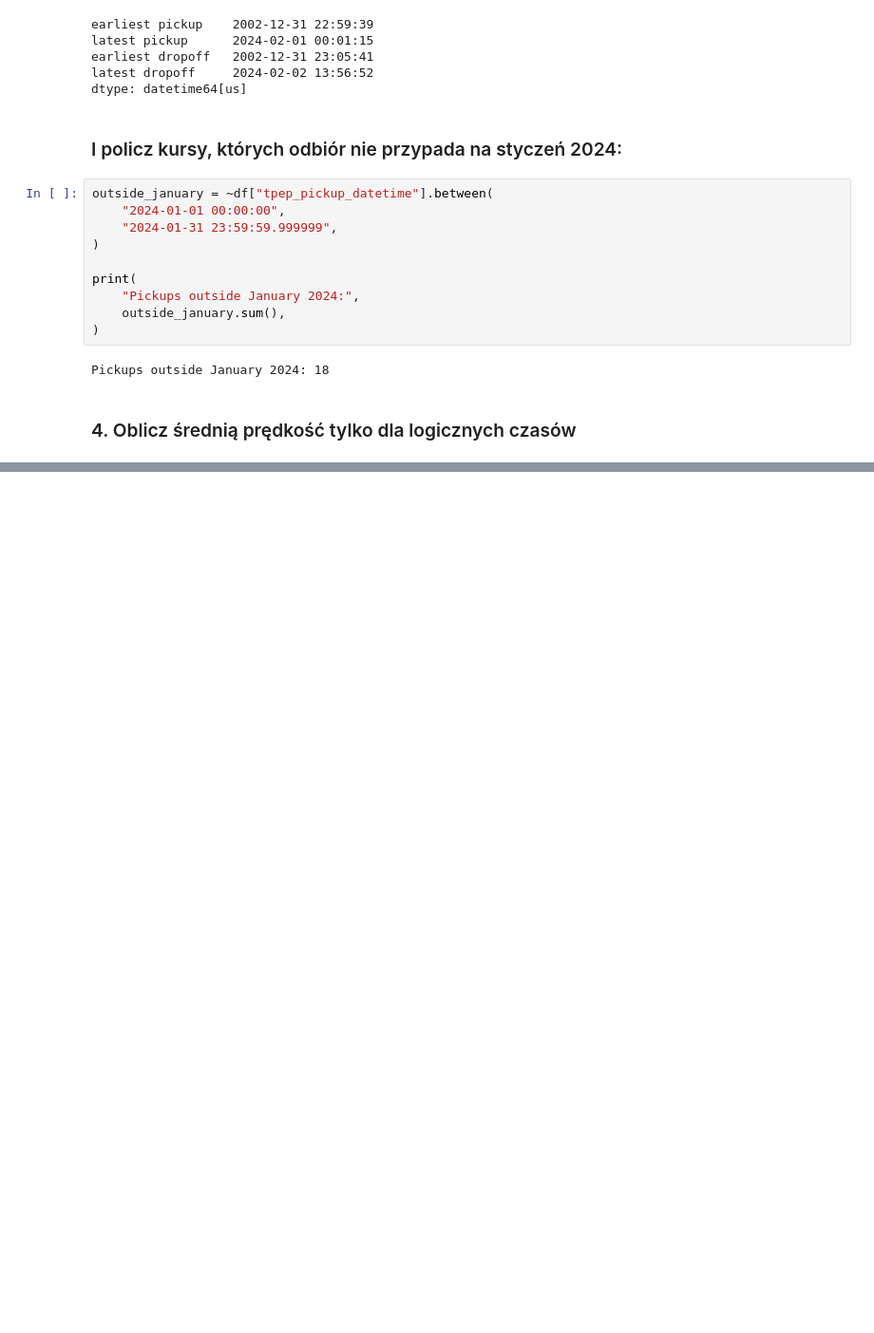
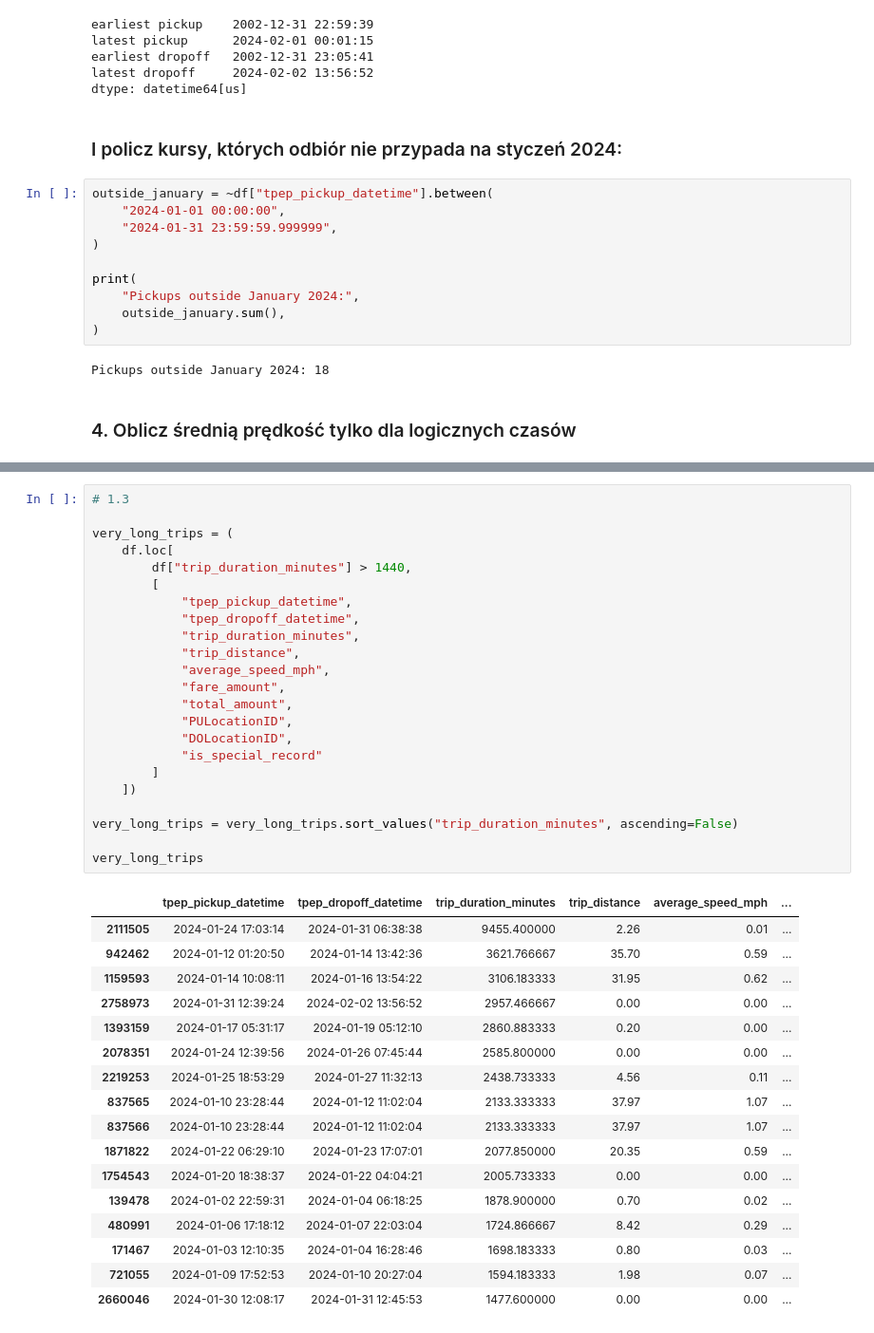
Before and after one commit to vnprr/nyc_tlc_de_lab, a Jupyter notebook: eda_yellow_trip_data.ipynb, the cells around one changed output, grey strips where cells are left out. Shown at 95% size. Cells and saved outputs as stored; diff of their text form; blank space fills up the shorter version.

```diff
--- a/eda_yellow_trip_data.ipynb
+++ b/eda_yellow_trip_data.ipynb
@@ -938,0 +1072,41 @@ dtype: int64
+# %%
+# 1.3
+
+very_long_trips = (
+    df.loc[
+        df["trip_duration_minutes"] > 1440,
+        [
+            "tpep_pickup_datetime",
+            "tpep_dropoff_datetime",
+            "trip_duration_minutes",
+            "trip_distance",
+            "average_speed_mph",
+            "fare_amount",
+            "total_amount",
+            "PULocationID",
+            "DOLocationID",
+            "is_special_record"
+        ]
+    ])
+
+very_long_trips = very_long_trips.sort_values("trip_duration_minutes", ascending=False)
+
+very_long_trips
+# %% [output]
+|  | tpep_pickup_datetime | tpep_dropoff_datetime | trip_duration_minutes | trip_distance | average_speed_mph | ... |
+| 2111505 | 2024-01-24 17:03:14 | 2024-01-31 06:38:38 | 9455.400000 | 2.26 | 0.01 | ... |
+| 942462 | 2024-01-12 01:20:50 | 2024-01-14 13:42:36 | 3621.766667 | 35.70 | 0.59 | ... |
+| 1159593 | 2024-01-14 10:08:11 | 2024-01-16 13:54:22 | 3106.183333 | 31.95 | 0.62 | ... |
+| 2758973 | 2024-01-31 12:39:24 | 2024-02-02 13:56:52 | 2957.466667 | 0.00 | 0.00 | ... |
+| 1393159 | 2024-01-17 05:31:17 | 2024-01-19 05:12:10 | 2860.883333 | 0.20 | 0.00 | ... |
+| 2078351 | 2024-01-24 12:39:56 | 2024-01-26 07:45:44 | 2585.800000 | 0.00 | 0.00 | ... |
+| 2219253 | 2024-01-25 18:53:29 | 2024-01-27 11:32:13 | 2438.733333 | 4.56 | 0.11 | ... |
+| 837565 | 2024-01-10 23:28:44 | 2024-01-12 11:02:04 | 2133.333333 | 37.97 | 1.07 | ... |
+| 837566 | 2024-01-10 23:28:44 | 2024-01-12 11:02:04 | 2133.333333 | 37.97 | 1.07 | ... |
+| 1871822 | 2024-01-22 06:29:10 | 2024-01-23 17:07:01 | 2077.850000 | 20.35 | 0.59 | ... |
+| 1754543 | 2024-01-20 18:38:37 | 2024-01-22 04:04:21 | 2005.733333 | 0.00 | 0.00 | ... |
+| 139478 | 2024-01-02 22:59:31 | 2024-01-04 06:18:25 | 1878.900000 | 0.70 | 0.02 | ... |
+| 480991 | 2024-01-06 17:18:12 | 2024-01-07 22:03:04 | 1724.866667 | 8.42 | 0.29 | ... |
+| 171467 | 2024-01-03 12:10:35 | 2024-01-04 16:28:46 | 1698.183333 | 0.80 | 0.03 | ... |
+| 721055 | 2024-01-09 17:52:53 | 2024-01-10 20:27:04 | 1594.183333 | 1.98 | 0.07 | ... |
+| 2660046 | 2024-01-30 12:08:17 | 2024-01-31 12:45:53 | 1477.600000 | 0.00 | 0.00 | ... |
```
Also changed, not shown: parts of 32 cells of this notebook, 1 other file.
